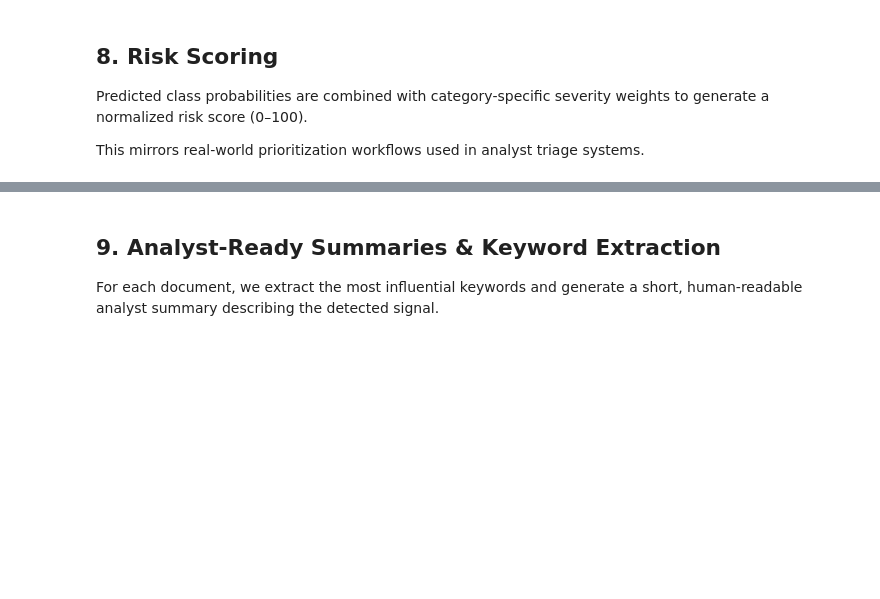
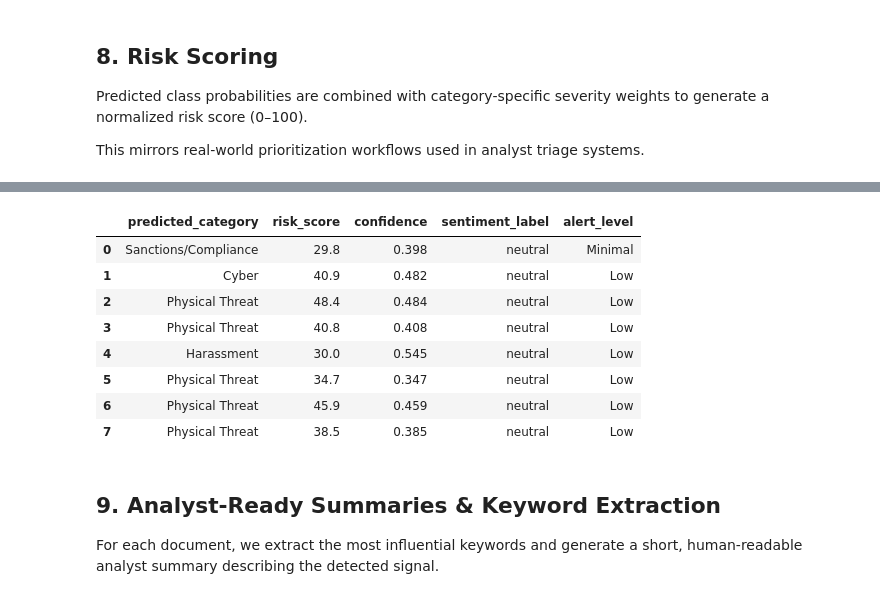
Before and after one commit to karisheen/Analyst-Assit-NLP, a Jupyter notebook: notebook.ipynb, the cells around one changed output, grey strips where cells are left out. Saved outputs shown, nothing was run; the diff lists cells and outputs as text; code cells hidden in the pictures; blank space fills up the shorter version.

```diff
--- a/notebook.ipynb
+++ b/notebook.ipynb
@@ -244,3 +248,54 @@ out.sort_values("risk_score", ascending=False).head(10)
+# %%
+POSITIVE_TERMS = {
+    "safe", "secure", "stable", "resolved", "improved", "success", "compliant", "approved",
+    "verified", "trusted", "mitigated", "recovered", "contained", "cooperate", "agreement"
+}
+NEGATIVE_TERMS = {
+    "attack", "breach", "fraud", "threat", "risk", "malware", "exploit", "leak",
+    "illegal", "violence", "theft", "harass", "urgent", "critical", "loss", "danger"
+}
+
+def simple_sentiment(text: str):
+    tokens = re.findall(r"[a-z]+", text.lower())
+    pos = sum(t in POSITIVE_TERMS for t in tokens)
+    neg = sum(t in NEGATIVE_TERMS for t in tokens)
+    total = pos + neg
+    score = (pos - neg) / total if total else 0.0
+    if score >= 0.2:
+        label = "positive"
+    elif score <= -0.2:
+        label = "negative"
+    else:
+        label = "neutral"
+    return round(score, 3), label
+
+def alert_level(score: float) -> str:
+    if score >= 85:
+        return "Critical"
+    if score >= 70:
+        return "High"
+    if score >= 50:
+        return "Medium"
+    if score >= 30:
+        return "Low"
+    return "Minimal"
+
+sentiment = out["clean"].apply(simple_sentiment)
+out["sentiment_score"] = sentiment.map(lambda s: s[0])
+out["sentiment_label"] = sentiment.map(lambda s: s[1])
+out["alert_level"] = out["risk_score"].apply(alert_level)
+
+out[["predicted_category", "risk_score", "confidence", "sentiment_label", "alert_level"]].head(8)
+# %% [output]
+|  | predicted_category | risk_score | confidence | sentiment_label | alert_level |
+| 0 | Sanctions/Compliance | 29.8 | 0.398 | neutral | Minimal |
+| 1 | Cyber | 40.9 | 0.482 | neutral | Low |
+| 2 | Physical Threat | 48.4 | 0.484 | neutral | Low |
+| 3 | Physical Threat | 40.8 | 0.408 | neutral | Low |
+| 4 | Harassment | 30.0 | 0.545 | neutral | Low |
+| 5 | Physical Threat | 34.7 | 0.347 | neutral | Low |
+| 6 | Physical Threat | 45.9 | 0.459 | neutral | Low |
+| 7 | Physical Threat | 38.5 | 0.385 | neutral | Low |
 # %% [markdown]
 ## 9. Analyst-Ready Summaries & Keyword Extraction
 
```
Also changed, not shown: parts of 4 cells of this notebook, 3 other files.
